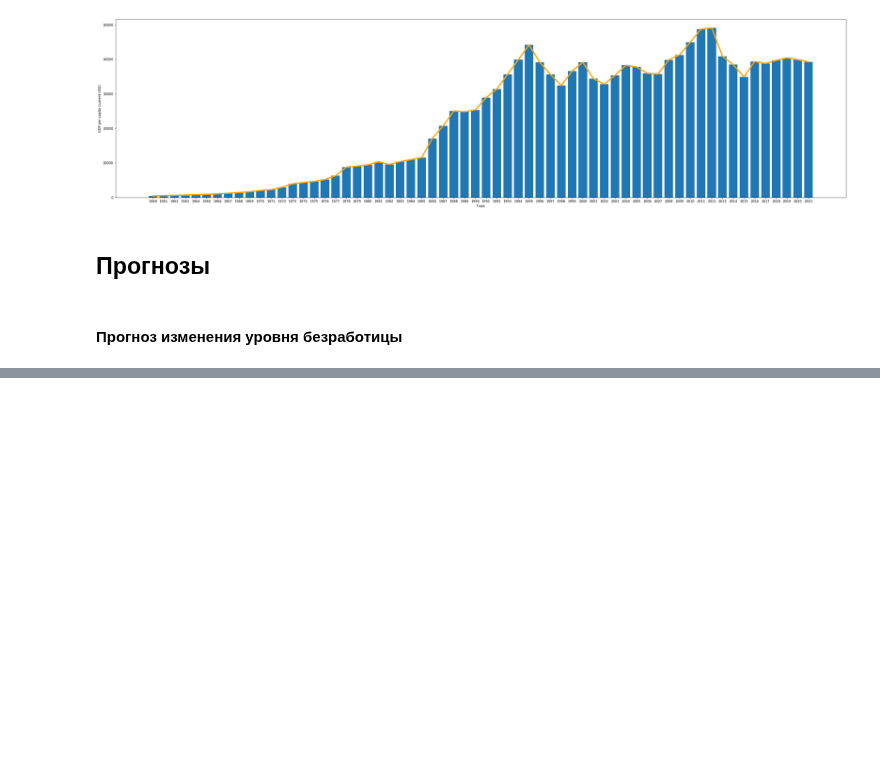
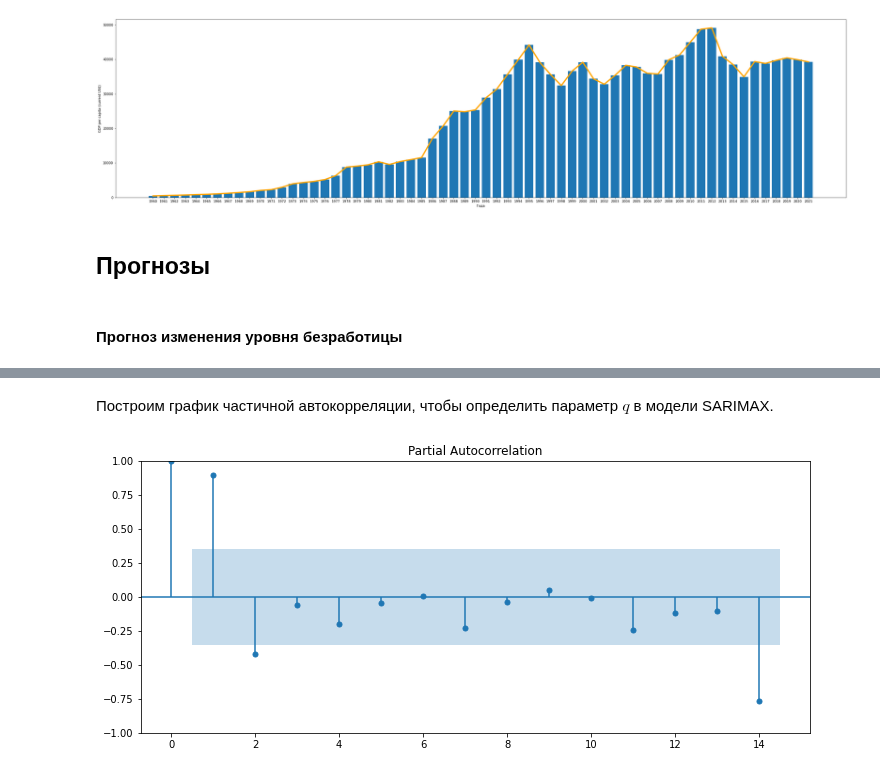
Before and after one commit to endygamedev/university, a Jupyter notebook: 4-course-7-semester/economic-dynamics-models/task-5/japan.ipynb, the cells around one changed output, grey strips where cells are left out. Drawn from its saved outputs; the diff is of its cells as text; code cells hidden in the pictures; blank space fills up the shorter version.

```diff
--- a/4-course-7-semester/economic-dynamics-models/task-5/japan.ipynb
+++ b/4-course-7-semester/economic-dynamics-models/task-5/japan.ipynb
@@ -187,3 +196,11 @@ len_un_pre = len(unemployment_pre)
+# %% [markdown]
+Построим график частичной автокорреляции, чтобы определить параметр $q$ в модели SARIMAX.
+# %%
+plt.rcParams["figure.figsize"] = (12,5)
+plot_pacf(unemployment_pre, lags=14)
+plt.show()
+# %% [output]
+[figure, added]
 # %%
 years_labels = years[len(years) - len_un_pre:]
 for i in range(forecast_year):
```
Also changed, not shown: parts of 44 cells of this notebook, 3 other files.
